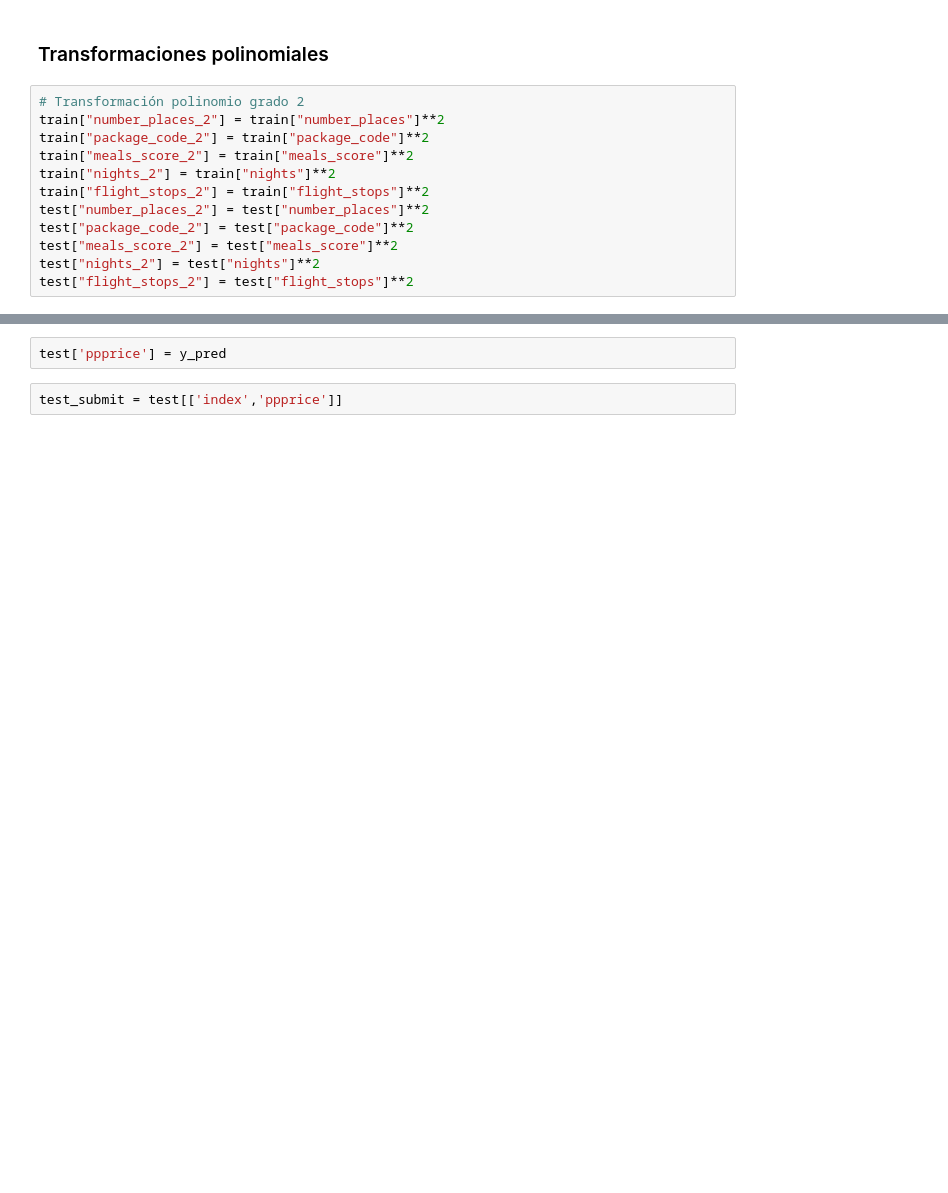
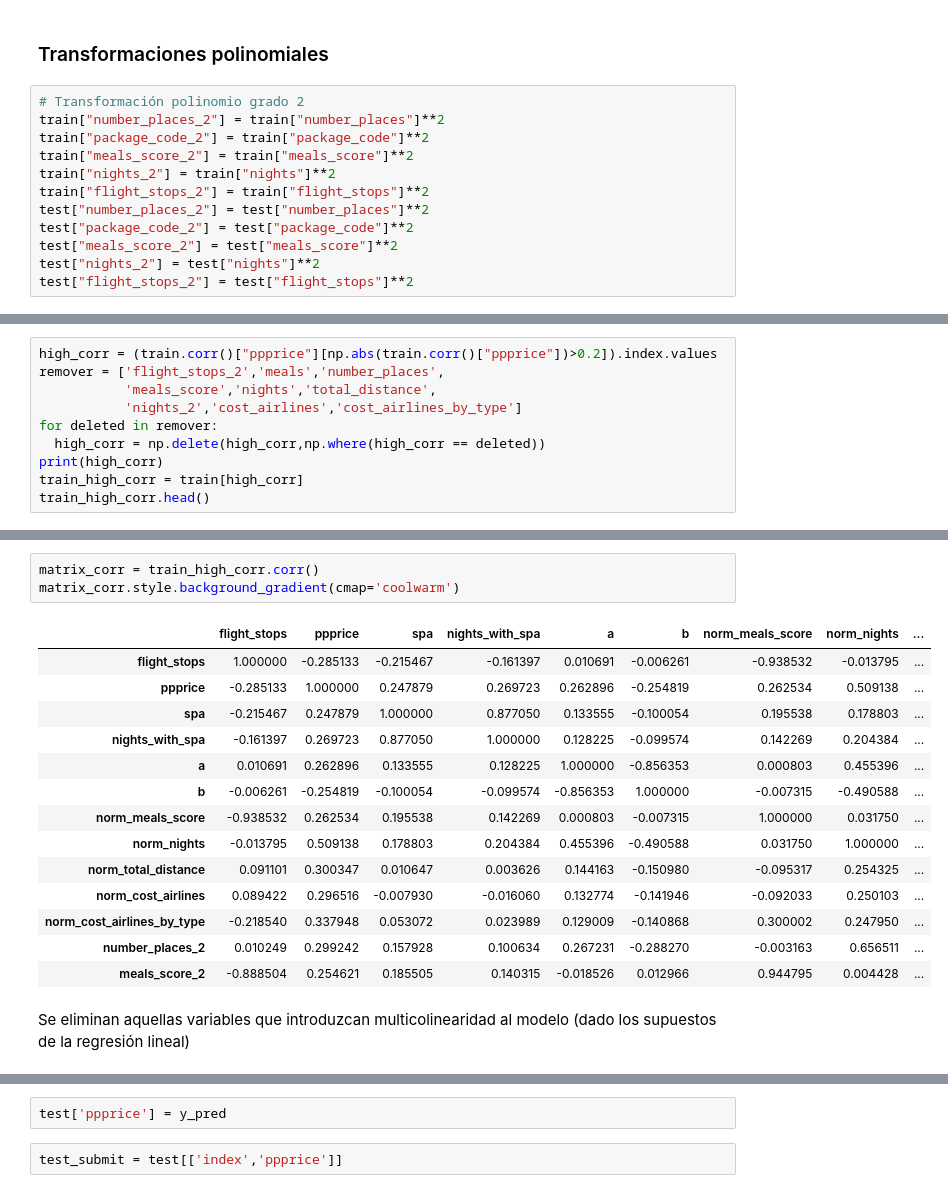
Before and after one commit to diegoquezadac/omicron, a Jupyter notebook: taller-2/taller-2.ipynb, the cells around one changed output, grey strips where cells are left out. Drawn from its saved outputs; the diff is of its cells as text; blank space fills up the shorter version.

```diff
--- a/taller-2/taller-2.ipynb
+++ b/taller-2/taller-2.ipynb
@@ -538,0 +574,10 @@ y_pred = lr_ridge.predict(X_test)
+# %%
+high_corr = (train.corr()["ppprice"][np.abs(train.corr()["ppprice"])>0.2]).index.values
+remover = ['flight_stops_2','meals','number_places',
+           'meals_score','nights','total_distance',
+           'nights_2','cost_airlines','cost_airlines_by_type']
+for deleted in remover:
+  high_corr = np.delete(high_corr,np.where(high_corr == deleted))
+print(high_corr)
+train_high_corr = train[high_corr]
+train_high_corr.head()
@@ -538,0 +595,20 @@ y_pred = lr_ridge.predict(X_test)
+# %%
+matrix_corr = train_high_corr.corr()
+matrix_corr.style.background_gradient(cmap='coolwarm')
+# %% [output]
+|  | flight_stops | ppprice | spa | nights_with_spa | a | b | norm_meals_score | norm_nights | ... |
+| flight_stops | 1.000000 | -0.285133 | -0.215467 | -0.161397 | 0.010691 | -0.006261 | -0.938532 | -0.013795 | ... |
+| ppprice | -0.285133 | 1.000000 | 0.247879 | 0.269723 | 0.262896 | -0.254819 | 0.262534 | 0.509138 | ... |
+| spa | -0.215467 | 0.247879 | 1.000000 | 0.877050 | 0.133555 | -0.100054 | 0.195538 | 0.178803 | ... |
+| nights_with_spa | -0.161397 | 0.269723 | 0.877050 | 1.000000 | 0.128225 | -0.099574 | 0.142269 | 0.204384 | ... |
+| a | 0.010691 | 0.262896 | 0.133555 | 0.128225 | 1.000000 | -0.856353 | 0.000803 | 0.455396 | ... |
+| b | -0.006261 | -0.254819 | -0.100054 | -0.099574 | -0.856353 | 1.000000 | -0.007315 | -0.490588 | ... |
+| norm_meals_score | -0.938532 | 0.262534 | 0.195538 | 0.142269 | 0.000803 | -0.007315 | 1.000000 | 0.031750 | ... |
+| norm_nights | -0.013795 | 0.509138 | 0.178803 | 0.204384 | 0.455396 | -0.490588 | 0.031750 | 1.000000 | ... |
+| norm_total_distance | 0.091101 | 0.300347 | 0.010647 | 0.003626 | 0.144163 | -0.150980 | -0.095317 | 0.254325 | ... |
+| norm_cost_airlines | 0.089422 | 0.296516 | -0.007930 | -0.016060 | 0.132774 | -0.141946 | -0.092033 | 0.250103 | ... |
+| norm_cost_airlines_by_type | -0.218540 | 0.337948 | 0.053072 | 0.023989 | 0.129009 | -0.140868 | 0.300002 | 0.247950 | ... |
+| number_places_2 | 0.010249 | 0.299242 | 0.157928 | 0.100634 | 0.267231 | -0.288270 | -0.003163 | 0.656511 | ... |
+| meals_score_2 | -0.888504 | 0.254621 | 0.185505 | 0.140315 | -0.018526 | 0.012966 | 0.944795 | 0.004428 | ... |
+# %% [markdown]
+Se eliminan aquellas variables que introduzcan multicolinearidad al modelo (dado los supuestos de la regresión lineal)
```
Also changed, not shown: parts of 98 cells of this notebook.
